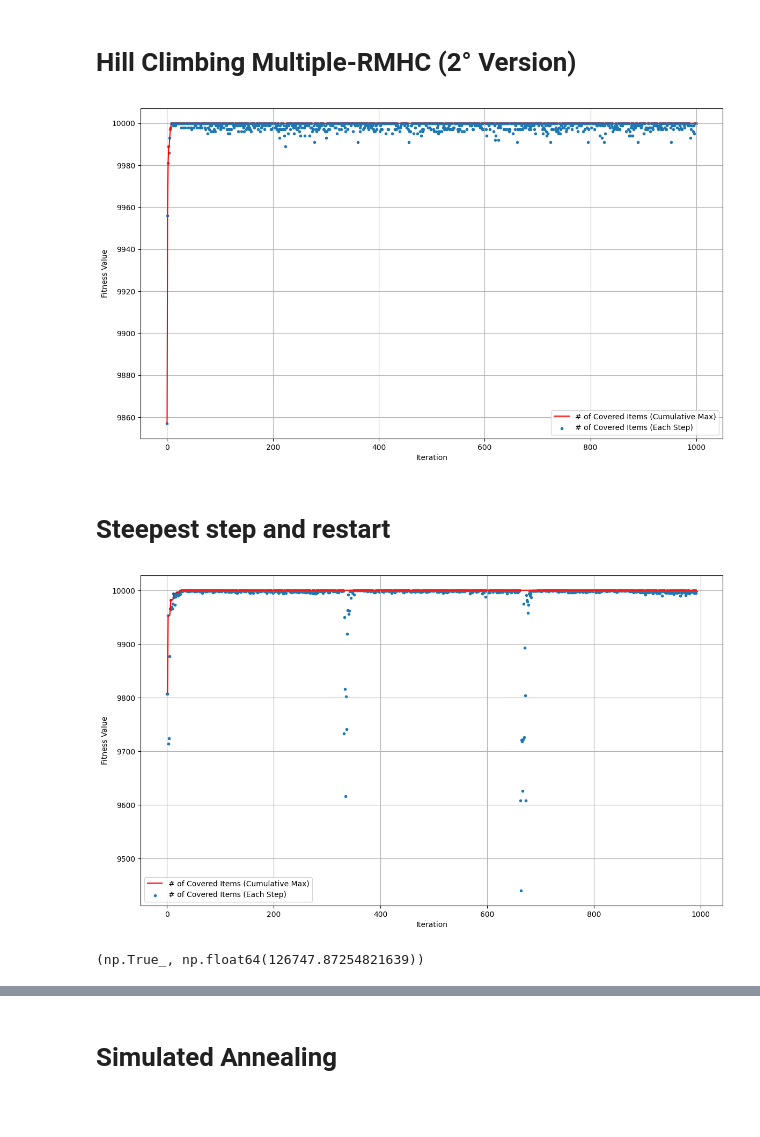
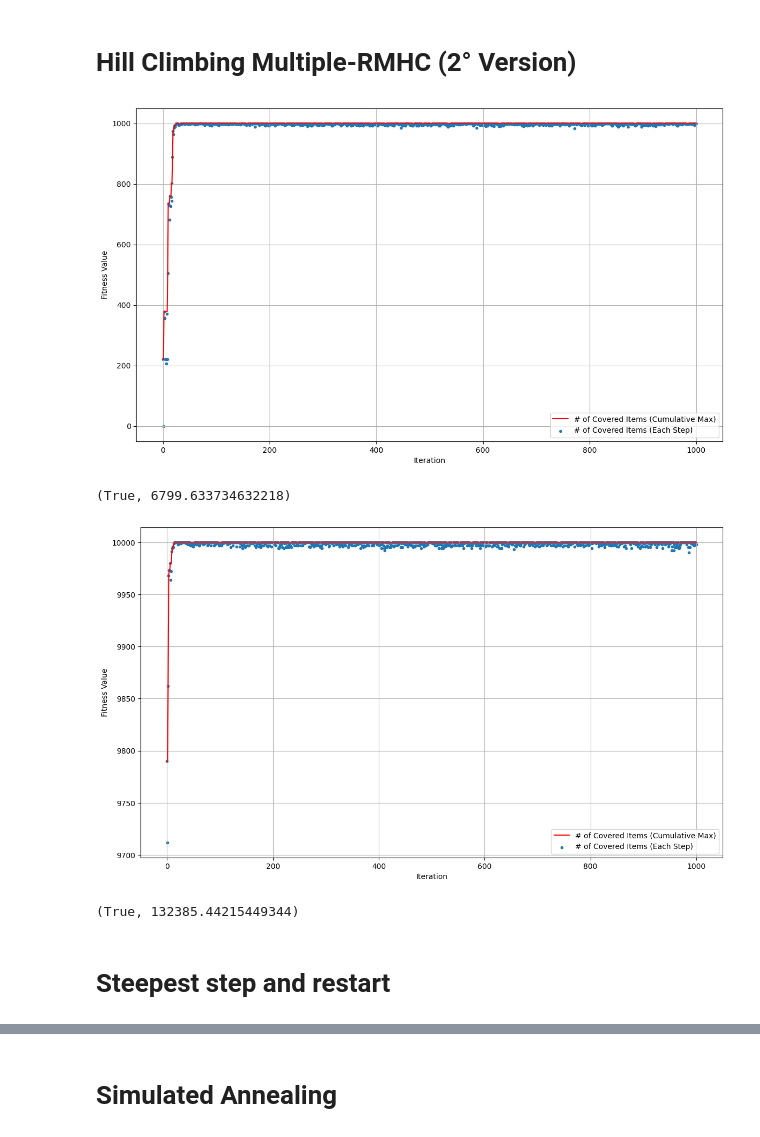
Before and after one commit to Gabriele-Raffaele/CI2024_lab1, a Jupyter notebook: lab1.ipynb, the cells around one changed output, grey strips where cells are left out. Saved outputs shown, nothing was run; the diff lists cells and outputs as text; code cells hidden in the pictures; blank space fills up the shorter version.

```diff
--- a/lab1.ipynb
+++ b/lab1.ipynb
@@ -146,37 +173,39 @@ def tweak2_improved(solution):
         new_solution[index] = ~new_solution[index]
 
     return new_solution
-# %%
-hill_climb(tweak2_improved, starting_point_2, fitness_improved, plotter2)
-None
-# %% [output]
-[figure, removed]
+# %%
+for universe_size, num_sets, density in zip(var_UNIVERSE_SIZE, var_NUM_SETS, var_DENSITY):
+    generate_sets_and_cots(universe_size, num_sets, density)
+    solution = hill_climb(tweak2_improved, starting_point_2, fitness_improved, plotter2)
+    print(f"({valid(solution)}, {cost(solution)})")
+# %% [output]
+[figure, added]
+(True, 6799.633734632218)
+[figure, added]
+(True, 132385.44215449344)
 # %% [markdown]
 # Steepest step and restart
 # %%
 NUM_RESTARTS = 3
 STEEPEST_STEP_CANDIDATES = 5
 TRUE_MAX_STEPS = MAX_STEPS // STEEPEST_STEP_CANDIDATES
-history = list()
-for i in tqdm(range(NUM_RESTARTS), position=0):
-    solution = starting_point_2()
-    history.append(fitness_improved(solution))
-    for _ in tqdm (range(TRUE_MAX_STEPS//NUM_RESTARTS), position=1, desc=f'step {i+1}'):
-        candidates = [tweak2_improved(solution) for _ in range(STEEPEST_STEP_CANDIDATES)]
-        candidates_fitness = list()
+def steepest_step():
+    history = list()
+    for i in tqdm(range(NUM_RESTARTS), position=0):
+        solution = starting_point_2()
+        history.append(fitness_improved(solution))
+        for _ in tqdm (range(TRUE_MAX_STEPS//NUM_RESTARTS), position=1, desc=f'step {i+1}'):
+            candidates = [tweak2_improved(solution) for _ in range(STEEPEST_STEP_CANDIDATES)]
+            candidates_fitness = list()
 
-        for candidate in candidates:
-            candidates_fitness.append(fitness_improved(candidate))
-            history.append(fitness_improved(candidate))
-        idx = candidates_fitness.index(max(candidates_fitness))
-        new_solution = candidates[idx]
-        new_fitness = candidates_fitness[idx]
-        if new_fitness > fitness_improved(solution):
-            solution = new_solution
+            for candidate in candidates:
+                candidates_fitness.append(fitness_improved(candidate))
+                history.append(fitness_improved(candidate))
+            idx = candidates_fitness.index(max(candidates_fitness))
+            new_solution = candidates[idx]
+            new_fitness = candidates_fitness[idx]
+            if new_fitness > fitness_improved(solution):
+                solution = new_solution
 
-plotter2(history)
-
-valid(solution), cost(solution)
+    plotter2(history)
+    return solution
-# %% [output]
-[figure, removed]
-(np.True_, np.float64(126747.87254821639))
```
Also changed, not shown: parts of 13 cells of this notebook.
